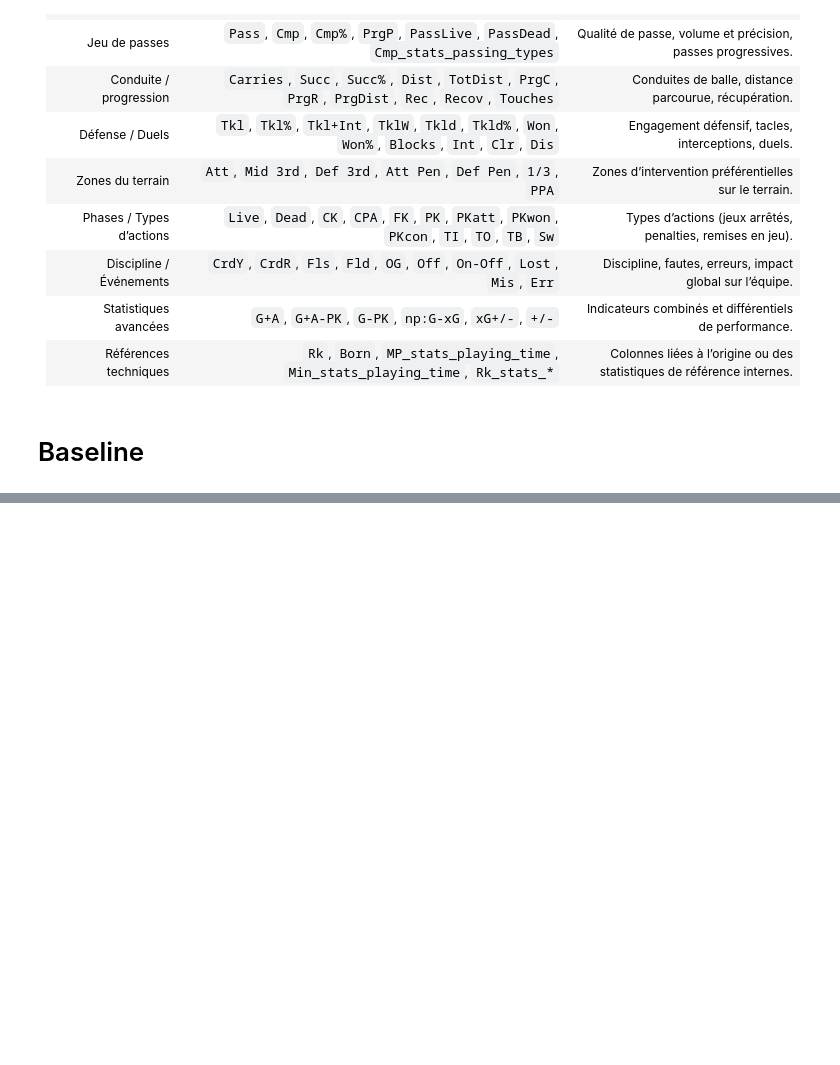
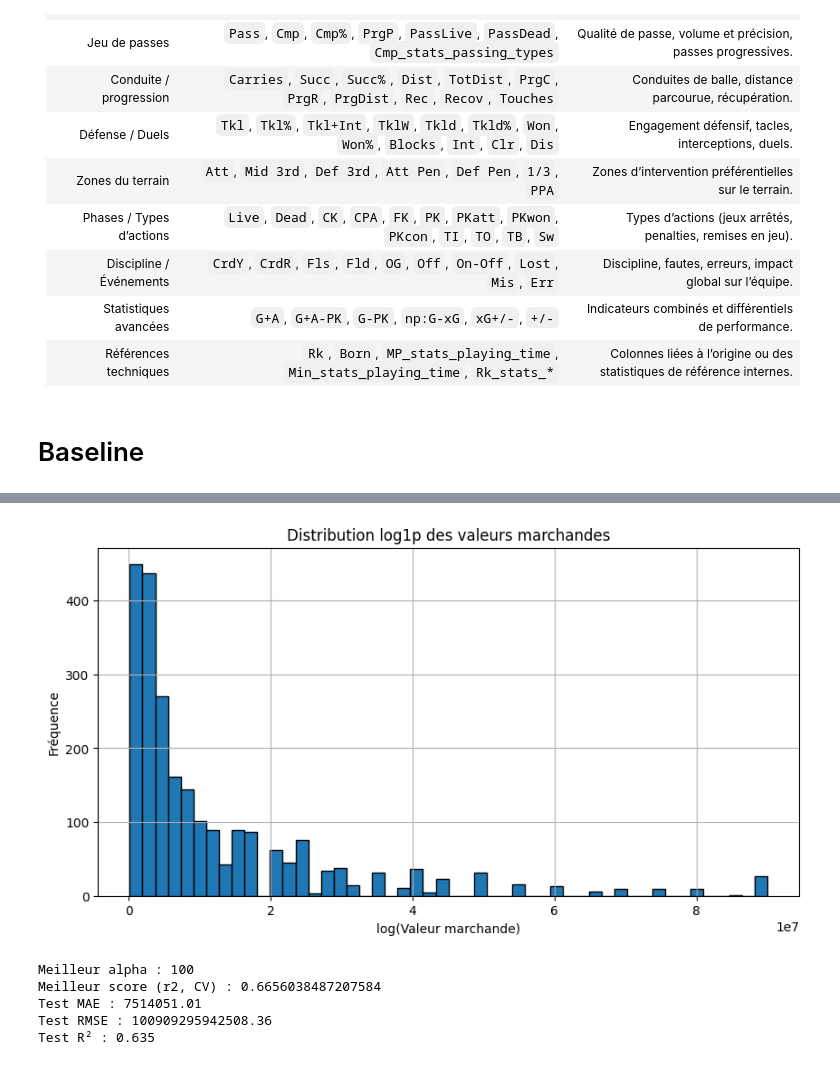
Before and after one commit to iReepr/ML-Project, a Jupyter notebook: Exercice6.ipynb, the cells around one changed output, grey strips where cells are left out. Drawn from its saved outputs; the diff is of its cells as text; code cells hidden in the pictures; blank space fills up the shorter version.

```diff
--- a/Exercice6.ipynb
+++ b/Exercice6.ipynb
@@ -60,6 +70,3 @@ data.drop(columns=columns_to_drop, inplace=True)
 # %%
 columns_to_drop = [col for col in data.columns if "Comp" in col and col != "Comp"]
 data.drop(columns=columns_to_drop, inplace=True)
-# %%
-data['club_contract_valid_until'] = pd.to_datetime(data['club_contract_valid_until'], errors='coerce')
-data['club_contract_valid_until'] = data['club_contract_valid_until'].dt.year
@@ -358,0 +506,16 @@ Nombre de variables (num + dummies) : 30
+# %%
+# Clipper au 99e percentile (valeur max ≈ 89.6M)
+cap = data['market_value'].quantile(0.99)
+data['market_value_clipped'] = data['market_value'].clip(upper=cap)
+import matplotlib.pyplot as plt
+import numpy as np
+
+plt.figure(figsize=(10, 5))
+plt.hist(data['market_value_clipped'], bins=50, edgecolor='black')
+plt.title("Distribution log1p des valeurs marchandes")
+plt.xlabel("log(Valeur marchande)")
+plt.ylabel("Fréquence")
+plt.grid(True)
+plt.show()
+# %% [output]
+[figure, added]
@@ -358,0 +528,48 @@ Nombre de variables (num + dummies) : 30
+# %%
+from sklearn.pipeline import Pipeline
+from sklearn.preprocessing import StandardScaler
+from sklearn.linear_model import Ridge
+from sklearn.model_selection import GridSearchCV
+from sklearn.metrics import mean_absolute_error, mean_squared_error, r2_score
+
+# Pipeline Ridge avec standardisation
+pipeline_clip = Pipeline([
+
+    ('ridge', Ridge())
+])
+
+# Grille de paramètres pour Ridge
+param_grid_clip = {
+    'ridge__alpha': [0.01, 0.1, 1, 10, 100, 1000, 2000, 5000, 10000, 20000, 50000, 100000]
+}
+
+# GridSearchCV
+grid_search_clip = GridSearchCV(
+    estimator=pipeline_clip,
+    param_grid=param_grid_clip,
+    cv=5,
+    scoring='r2',
+    n_jobs=-1
+)
+
+# Entraînement sur la cible "market_value_clipped"
+grid_search_clip.fit(X_train_clip, y_train_clip)
+
+print("Meilleur alpha :", grid_search_clip.best_params_['ridge__alpha'])
+print("Meilleur score (r2, CV) :", grid_search_clip.best_score_)
+
+# Prédiction sur le test set
+y_pred_clip = grid_search_clip.predict(X_test_clip)
+mae_clip = mean_absolute_error(y_test_clip, y_pred_clip)
+rmse_clip = mean_squared_error(y_test_clip, y_pred_clip)
+r2_clip = r2_score(y_test_clip, y_pred_clip)
+
+print(f"Test MAE : {mae_clip:.2f}")
+print(f"Test RMSE : {rmse_clip:.2f}")
+print(f"Test R² : {r2_clip:.3f}")
+# %% [output]
+Meilleur alpha : 100
+Meilleur score (r2, CV) : 0.6656038487207584
+Test MAE : 7514051.01
+Test RMSE : 100909295942508.36
+Test R² : 0.635
```
Also changed, not shown: parts of 44 cells of this notebook.
